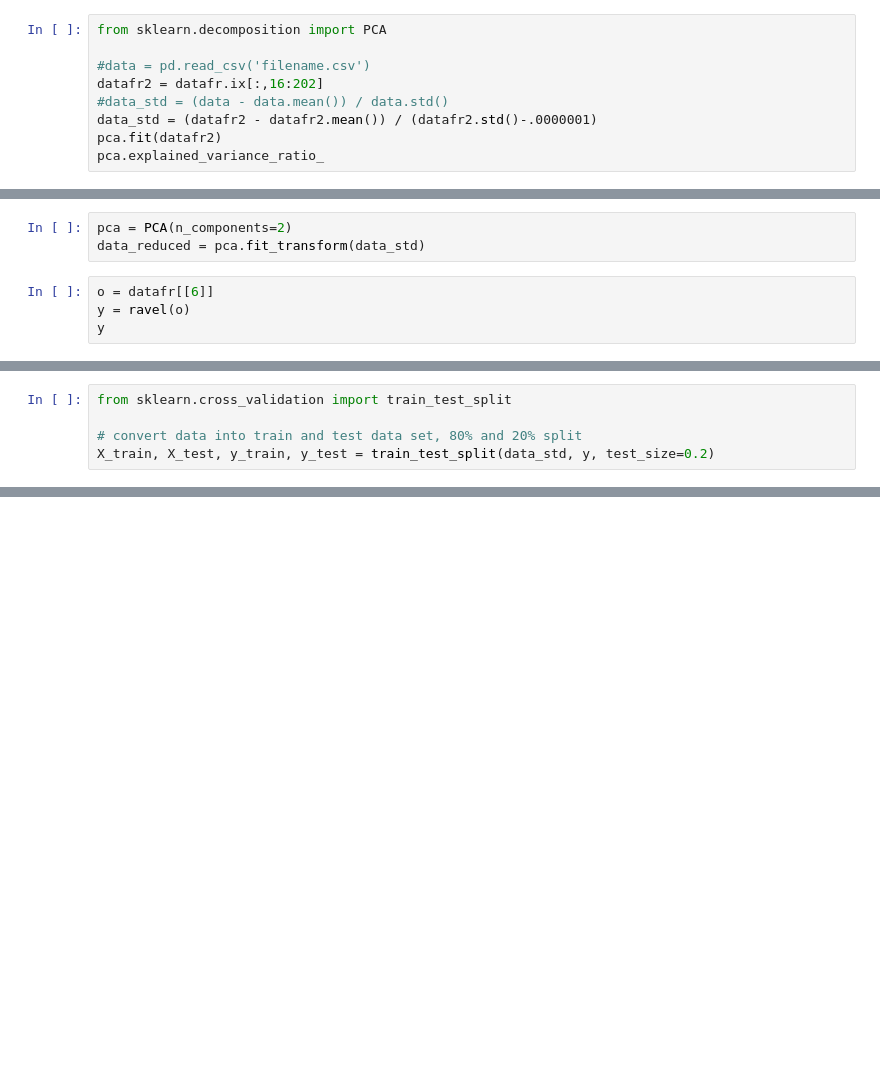
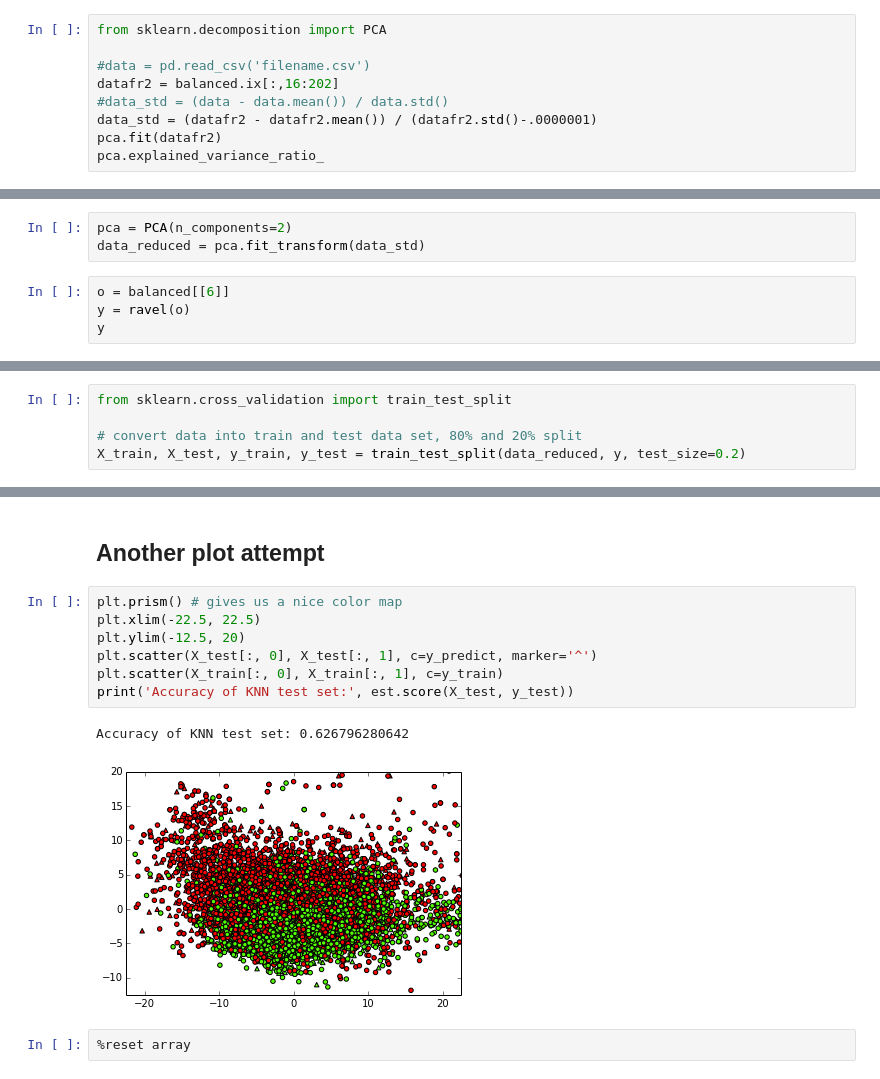
Before and after one commit to 5x5x5x5/kin, a Jupyter notebook: practice.ipynb, the cells around one changed output, grey strips where cells are left out. Cells and saved outputs as stored; diff of their text form; blank space fills up the shorter version.

```diff
--- a/practice.ipynb
+++ b/practice.ipynb
@@ -392,7 +400,7 @@ print(cr)
 from sklearn.decomposition import PCA
 
 #data = pd.read_csv('filename.csv')
-datafr2 = datafr.ix[:,16:202]
+datafr2 = balanced.ix[:,16:202]
 #data_std = (data - data.mean()) / data.std()
 data_std = (datafr2 - datafr2.mean()) / (datafr2.std()-.0000001)
 pca.fit(datafr2)
@@ -403,7 +411,7 @@ array([ 0.98596724,  0.00632277])
 pca = PCA(n_components=2)
 data_reduced = pca.fit_transform(data_std)
 # %%
-o = datafr[[6]]
+o = balanced[[6]]
 y = ravel(o)
 y
 # %% [output]
@@ -412,7 +420,7 @@ array([0, 0, 0, ..., 1, 0, 0])
 from sklearn.cross_validation import train_test_split
 
 # convert data into train and test data set, 80% and 20% split
-X_train, X_test, y_train, y_test = train_test_split(data_std, y, test_size=0.2)
+X_train, X_test, y_train, y_test = train_test_split(data_reduced, y, test_size=0.2)
 # %%
 from sklearn.neighbors import KNeighborsClassifier
 
@@ -468,0 +502,14 @@ datafr2[[1]]
+# %% [markdown]
+## Another plot attempt
+# %%
+plt.prism() # gives us a nice color map
+plt.xlim(-22.5, 22.5)
+plt.ylim(-12.5, 20)
+plt.scatter(X_test[:, 0], X_test[:, 1], c=y_predict, marker='^')
+plt.scatter(X_train[:, 0], X_train[:, 1], c=y_train)
+print('Accuracy of KNN test set:', est.score(X_test, y_test))
+# %% [output]
+Accuracy of KNN test set: 0.626796280642
+[figure, added]
+# %%
+%reset array
```
Also changed, not shown: parts of 10 cells of this notebook.
